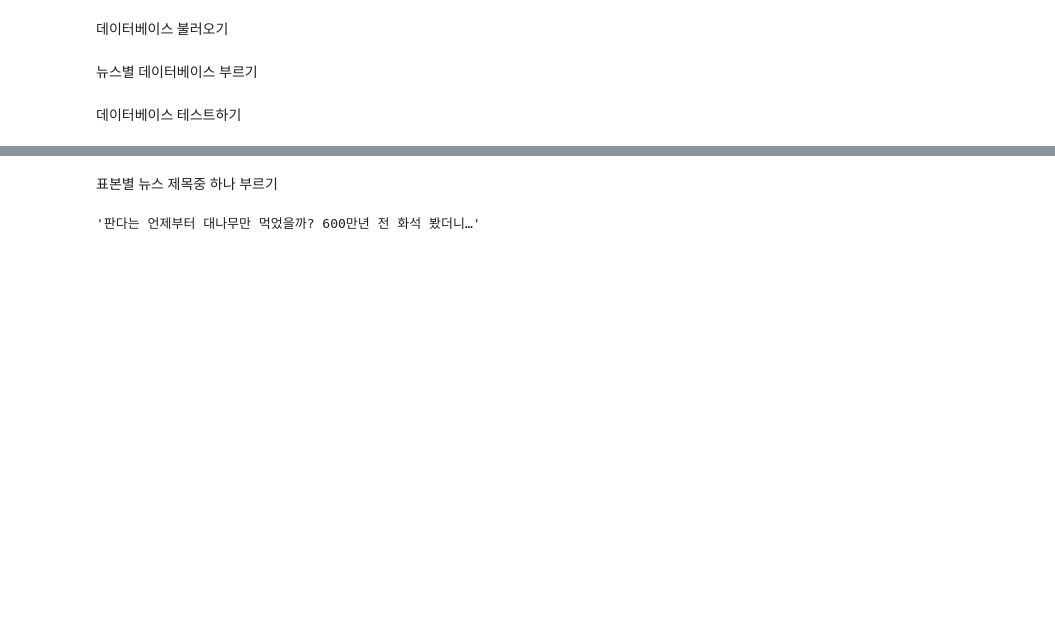
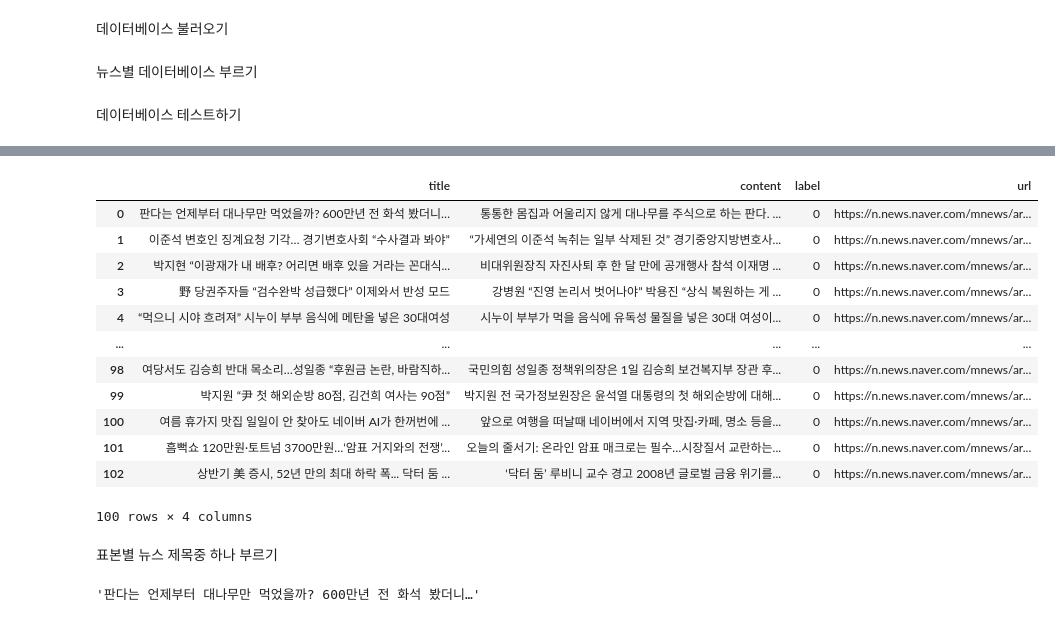
Before and after one commit to soldierzeus/bigdata_thunder, a Jupyter notebook: bigdata2/practice_bigdata_project.ipynb, the cells around one changed output, grey strips where cells are left out. Saved outputs shown, nothing was run; the diff lists cells and outputs as text; code cells hidden in the pictures; blank space fills up the shorter version.

```diff
--- a/bigdata2/practice_bigdata_project.ipynb
+++ b/bigdata2/practice_bigdata_project.ipynb
@@ -11,11 +11,16 @@ import pandas as pd
 # %% [markdown]
 뉴스별 데이터베이스 부르기
 # %%
-chosun_eilbo_database = pd.read_csv(r'C:\bigdata_git\bigdata_thunder\bigdata1\chosun_eilbo.csv', encoding='cp949', index_col=False)
-korean_economy_database = pd.read_csv(r'C:\bigdata_git\bigdata_thunder\bigdata1\korean_economy.csv', encoding='utf-8', index_col=False)
-mail_economy_database = pd.read_csv(r'C:\bigdata_git\bigdata_thunder\bigdata1\mail_economy.csv', encoding='utf-8', index_col=False)
-midlle_eilbo_database = pd.read_csv(r'C:\bigdata_git\bigdata_thunder\bigdata1\middle_eilbo.csv', encoding='utf-8', index_col=False)
-money_today_database = pd.read_csv(r'C:\bigdata_git\bigdata_thunder\bigdata1\money_today.csv', encoding='utf-8', index_col=False)
+# chosun_eilbo_database = pd.read_csv(r'C:\bigdata_git\bigdata_thunder\bigdata1\chosun_eilbo.csv', encoding='cp949', index_col=False)
+# korean_economy_database = pd.read_csv(r'C:\bigdata_git\bigdata_thunder\bigdata1\korean_economy.csv', encoding='utf-8', index_col=False)
+# mail_economy_database = pd.read_csv(r'C:\bigdata_git\bigdata_thunder\bigdata1\mail_economy.csv', encoding='utf-8', index_col=False)
+# midlle_eilbo_database = pd.read_csv(r'C:\bigdata_git\bigdata_thunder\bigdata1\middle_eilbo.csv', encoding='utf-8', index_col=False)
+# money_today_database = pd.read_csv(r'C:\bigdata_git\bigdata_thunder\bigdata1\money_today.csv', encoding='utf-8', index_col=False)
+chosun_eilbo_database = pd.read_csv(r'C:\Users\user\Documents\github\bigdata_thunder\bigdata1\chosun_eilbo.csv', encoding='cp949', index_col=False)
+korean_economy_database = pd.read_csv(r'C:\Users\user\Documents\github\bigdata_thunder\bigdata1\korean_economy.csv', encoding='utf-8', index_col=False)
+mail_economy_database = pd.read_csv(r'C:\Users\user\Documents\github\bigdata_thunder\bigdata1\mail_economy.csv', encoding='utf-8', index_col=False)
+midlle_eilbo_database = pd.read_csv(r'C:\Users\user\Documents\github\bigdata_thunder\bigdata1\middle_eilbo.csv', encoding='utf-8', index_col=False)
+money_today_database = pd.read_csv(r'C:\Users\user\Documents\github\bigdata_thunder\bigdata1\money_today.csv', encoding='utf-8', index_col=False)
 # %% [markdown]
 
 데이터베이스 테스트하기
@@ -87,0 +27,17 @@ money_today_database
+# %%
+chosun_eilbo_database = chosun_eilbo_database.dropna()
+chosun_eilbo_database.head(100)
+# %% [output]
+|  | title | content | label | url |
+| 0 | 판다는 언제부터 대나무만 먹었을까? 600만년 전 화석 봤더니… | 통통한 몸집과 어울리지 않게 대나무를 주식으로 하는 판다. ... | 0 | https://n.news.naver.com/mnews/ar... |
+| 1 | 이준석 변호인 징계요청 기각… 경기변호사회 “수사결과 봐야” | “가세연의 이준석 녹취는 일부 삭제된 것” 경기중앙지방변호사... | 0 | https://n.news.naver.com/mnews/ar... |
+| 2 | 박지현 “이광재가 내 배후? 어리면 배후 있을 거라는 꼰대식... | 비대위원장직 자진사퇴 후 한 달 만에 공개행사 참석 이재명 ... | 0 | https://n.news.naver.com/mnews/ar... |
+| 3 | 野 당권주자들 “검수완박 성급했다” 이제와서 반성 모드 | 강병원 “진영 논리서 벗어나야” 박용진 “상식 복원하는 게 ... | 0 | https://n.news.naver.com/mnews/ar... |
+| 4 | “먹으니 시야 흐려져” 시누이 부부 음식에 메탄올 넣은 30대여성 | 시누이 부부가 먹을 음식에 유독성 물질을 넣은 30대 여성이... | 0 | https://n.news.naver.com/mnews/ar... |
+| ... | ... | ... | ... | ... |
+| 98 | 여당서도 김승희 반대 목소리…성일종 “후원금 논란, 바람직하... | 국민의힘 성일종 정책위의장은 1일 김승희 보건복지부 장관 후... | 0 | https://n.news.naver.com/mnews/ar... |
+| 99 | 박지원 “尹 첫 해외순방 80점, 김건희 여사는 90점” | 박지원 전 국가정보원장은 윤석열 대통령의 첫 해외순방에 대해... | 0 | https://n.news.naver.com/mnews/ar... |
+| 100 | 여름 휴가지 맛집 일일이 안 찾아도 네이버 AI가 한꺼번에 ... | 앞으로 여행을 떠날때 네이버에서 지역 맛집·카페, 명소 등을... | 0 | https://n.news.naver.com/mnews/ar... |
+| 101 | 흠뻑쇼 120만원·토트넘 3700만원…‘암표 거지와의 전쟁’... | 오늘의 줄서기: 온라인 암표 매크로는 필수…시장질서 교란하는... | 0 | https://n.news.naver.com/mnews/ar... |
+| 102 | 상반기 美 증시, 52년 만의 최대 하락 폭... 닥터 둠 ... | ‘닥터 둠’ 루비니 교수 경고 2008년 글로벌 금융 위기를... | 0 | https://n.news.naver.com/mnews/ar... |
+100 rows × 4 columns
```
Also changed, not shown: parts of 35 cells of this notebook.
